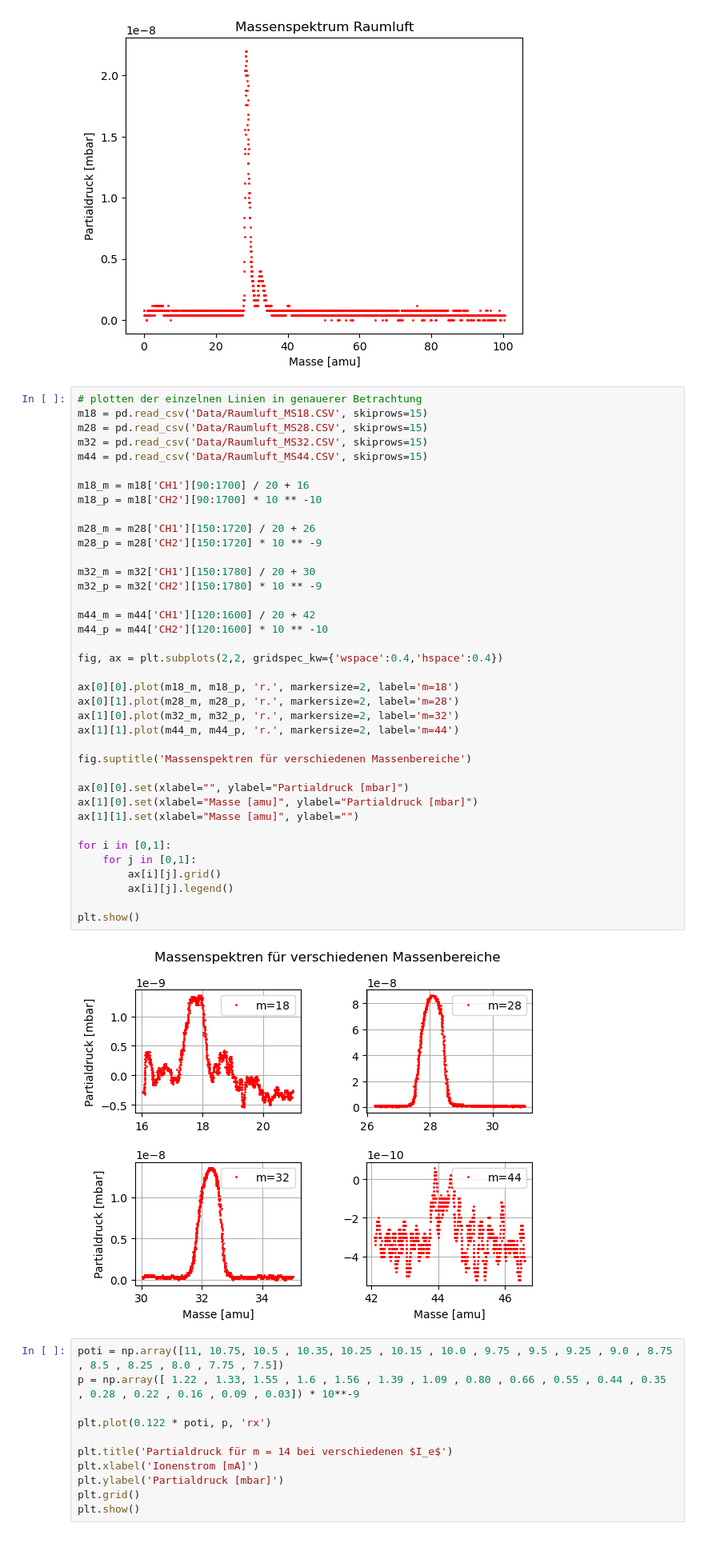
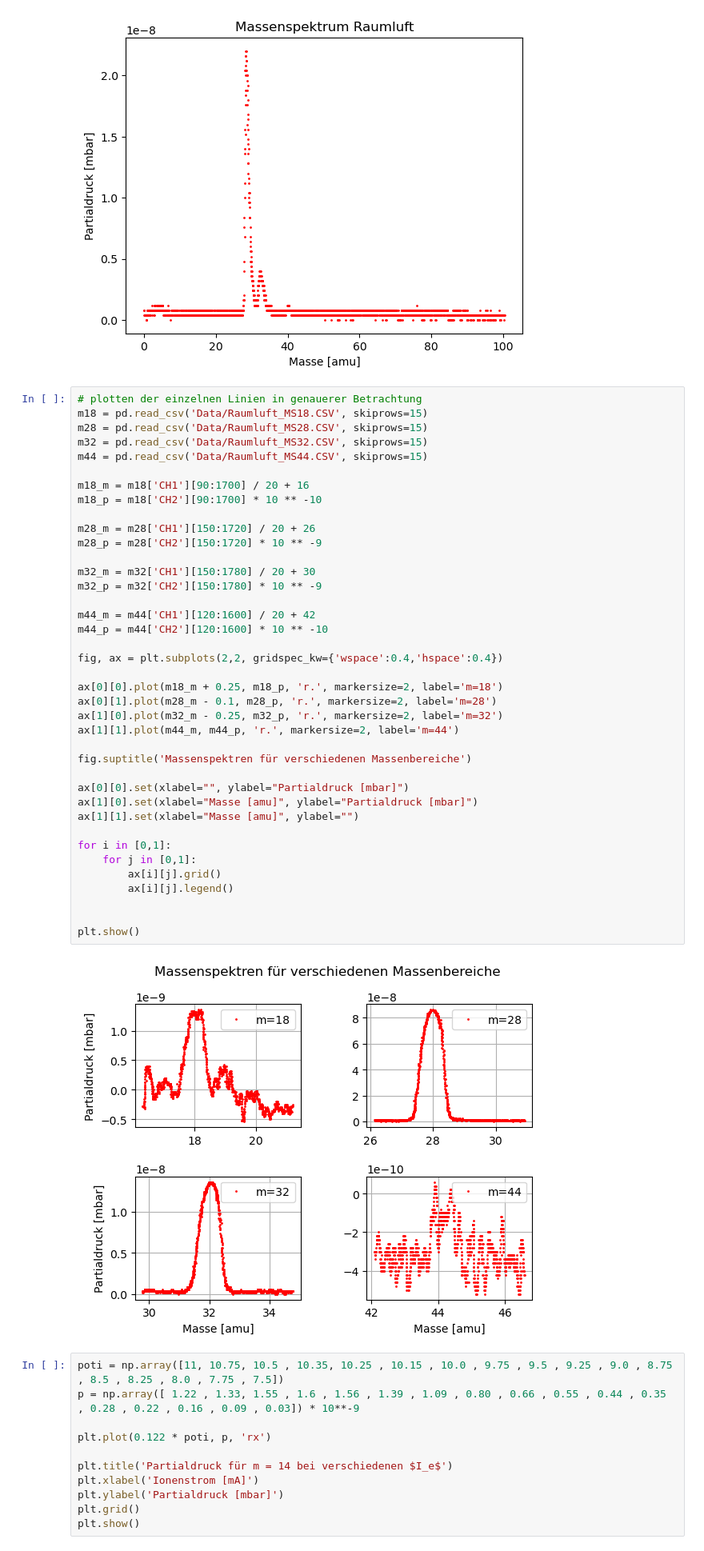
Before and after one commit to MRNock04/P3, a Jupyter notebook: Massenspektrometer/Auswertung.ipynb, the cells around one changed output. Shown: that part at 80% size. Drawn from its saved outputs; the diff is of its cells as text.

```diff
--- a/Massenspektrometer/Auswertung.ipynb
+++ b/Massenspektrometer/Auswertung.ipynb
@@ -64,37 +64,38 @@ m44 = pd.read_csv('Data/Raumluft_MS44.CSV', skiprows=15)
 
 m18_m = m18['CH1'][90:1700] / 20 + 16
 m18_p = m18['CH2'][90:1700] * 10 ** -10
 
 m28_m = m28['CH1'][150:1720] / 20 + 26
 m28_p = m28['CH2'][150:1720] * 10 ** -9
 
 m32_m = m32['CH1'][150:1780] / 20 + 30
 m32_p = m32['CH2'][150:1780] * 10 ** -9
 
 m44_m = m44['CH1'][120:1600] / 20 + 42
 m44_p = m44['CH2'][120:1600] * 10 ** -10
 
 fig, ax = plt.subplots(2,2, gridspec_kw={'wspace':0.4,'hspace':0.4})
 
-ax[0][0].plot(m18_m, m18_p, 'r.', markersize=2, label='m=18')
-ax[0][1].plot(m28_m, m28_p, 'r.', markersize=2, label='m=28')
-ax[1][0].plot(m32_m, m32_p, 'r.', markersize=2, label='m=32')
+ax[0][0].plot(m18_m + 0.25, m18_p, 'r.', markersize=2, label='m=18')
+ax[0][1].plot(m28_m - 0.1, m28_p, 'r.', markersize=2, label='m=28')
+ax[1][0].plot(m32_m - 0.25, m32_p, 'r.', markersize=2, label='m=32')
 ax[1][1].plot(m44_m, m44_p, 'r.', markersize=2, label='m=44')
 
 fig.suptitle('Massenspektren für verschiedenen Massenbereiche')
 
 ax[0][0].set(xlabel="", ylabel="Partialdruck [mbar]")
 ax[1][0].set(xlabel="Masse [amu]", ylabel="Partialdruck [mbar]")
 ax[1][1].set(xlabel="Masse [amu]", ylabel="")
 
 for i in [0,1]:
     for j in [0,1]:
         ax[i][j].grid()
         ax[i][j].legend()
 
+
 plt.show()
 # %% [output]
-[figure, old version]
+[figure, new version]
 # %%
 poti = np.array([11, 10.75, 10.5 , 10.35, 10.25 , 10.15 , 10.0 , 9.75 , 9.5 , 9.25 , 9.0 , 8.75 , 8.5 , 8.25 , 8.0 , 7.75 , 7.5])
 p = np.array([ 1.22 , 1.33, 1.55 , 1.6 , 1.56 , 1.39 , 1.09 , 0.80 , 0.66 , 0.55 , 0.44 , 0.35 , 0.28 , 0.22 , 0.16 , 0.09 , 0.03]) * 10**-9
```
Also changed, not shown: parts of 2 cells of this notebook.
